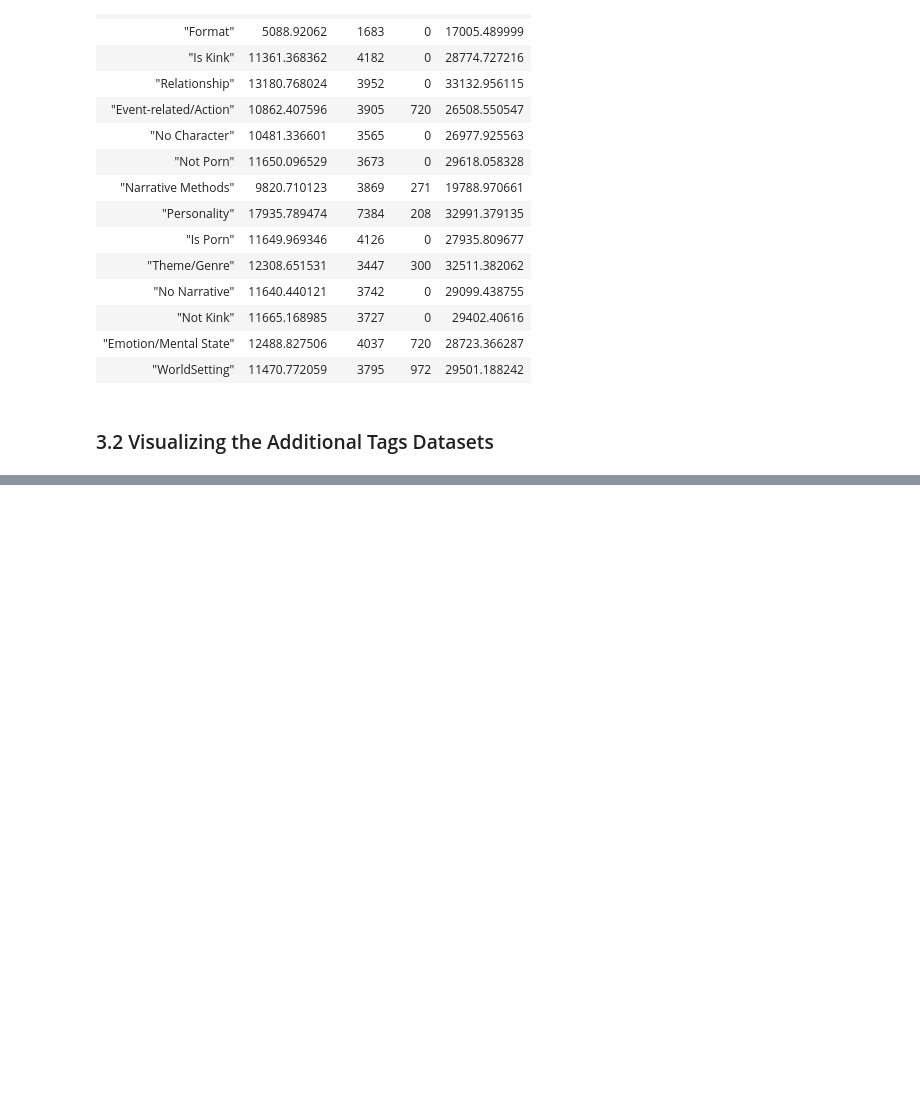
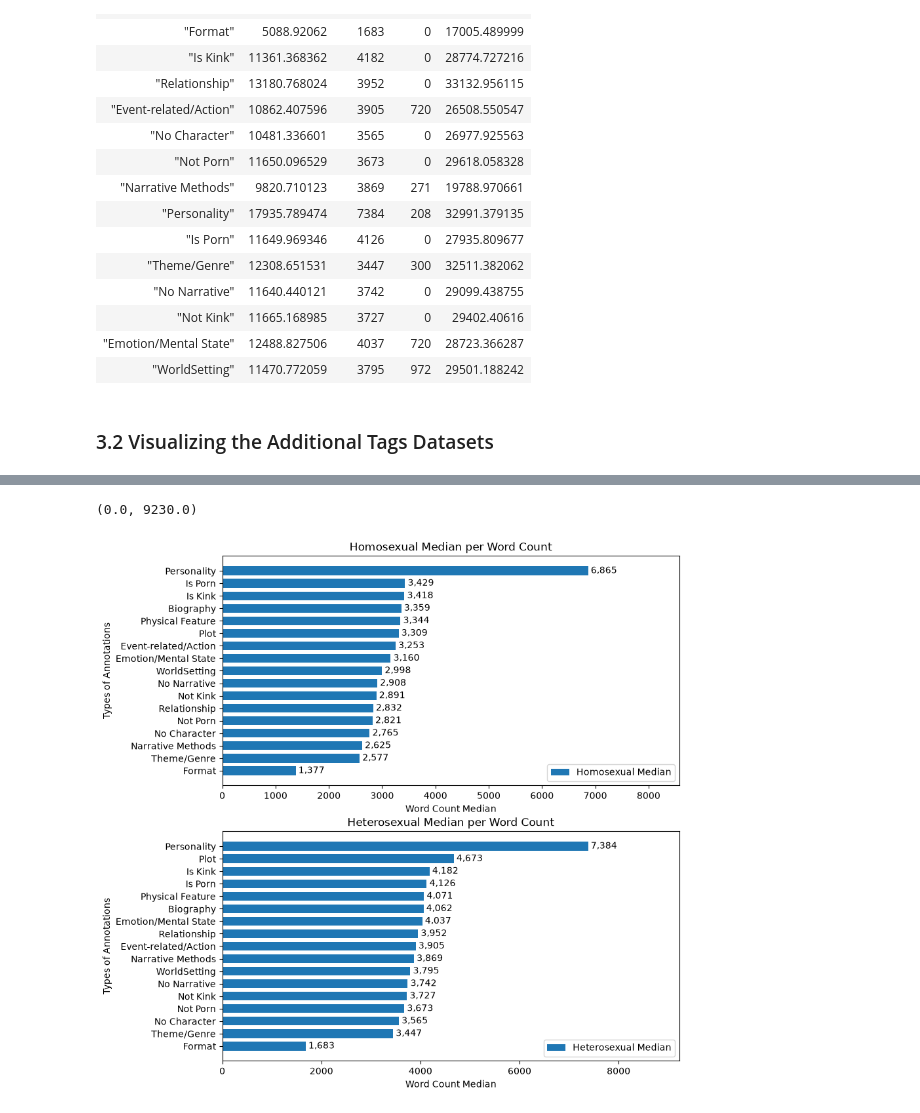
Before and after one commit to Cameron-Meinsma/ma_dh_thesis_v2, a Jupyter notebook: sub_rq_3_word_count.ipynb, the cells around one changed output, grey strips where cells are left out. Drawn from its saved outputs; the diff is of its cells as text; code cells hidden in the pictures; blank space fills up the shorter version.

```diff
--- a/sub_rq_3_word_count.ipynb
+++ b/sub_rq_3_word_count.ipynb
@@ -489,0 +454,48 @@ plt.show()
+# %%
+df_fm_wc_anno_stats_median_sorted = df_fm_wc_anno_stats.sort("Median", descending=True)
+df_ff_mm_wc_anno_stats_median_sorted = df_ff_mm_wc_anno_stats.sort("Median", descending=True)
+
+N = len(df_ff_mm_wc_anno_stats_mean_sorted["Label"]) # Amount of groups
+width = 0.7 # Width of the bars
+ind = np.arange(N) # Position of the bars on x-axis
+
+fig, ax = plt.subplots(2, 1, figsize=(9, 10)) # Set figure size
+
+# Homosexal Mean Additional Tags
+# Plot a horizontal bar plot
+p3 = ax[0].barh(ind, df_ff_mm_wc_anno_stats_median_sorted["Median"], width, label="Homosexual Median")
+
+#labels
+ax[0].yaxis.set_inverted(True)  # arrange data from top to bottom
+ax[0].set_xlabel('Word Count Median')
+ax[0].set_title('Homosexual Median per Word Count')
+ax[0].set_ylabel('Types of Annotations')
+ax[0].set_yticks(ind)
+ax[0].set_yticklabels(df_ff_mm_wc_anno_stats_median_sorted['Label'])
+ax[0].legend(loc='best')
+
+ax[0].bar_label(p3, labels=[f"{x:,.0f}" for x in df_ff_mm_wc_anno_stats_median_sorted["Median"]], padding=3)
+
+# Add space for the labels
+ax[0].set_xlim(right=df_ff_mm_wc_anno_stats_median_sorted["Median"].max() * 1.25)
+
+# Homosexal Mean Additional Tags
+# Plot a horizontal bar plot
+p4 = ax[1].barh(ind, df_fm_wc_anno_stats_median_sorted["Median"], width, label="Heterosexual Median")
+
+#labels
+ax[1].yaxis.set_inverted(True)  # arrange data from top to bottom
+ax[1].set_xlabel('Word Count Median')
+ax[1].set_title('Heterosexual Median per Word Count')
+ax[1].set_ylabel('Types of Annotations')
+ax[1].set_yticks(ind)
+ax[1].set_yticklabels(df_fm_wc_anno_stats_median_sorted['Label'])
+ax[1].legend(loc='best')
+
+ax[1].bar_label(p4, labels=[f"{x:,.0f}" for x in df_fm_wc_anno_stats_median_sorted["Median"]], padding=3)
+
+# Add space for the labels
+ax[1].set_xlim(right=df_fm_wc_anno_stats_median_sorted["Median"].max() * 1.25)
+# %% [output]
+(0.0, 9230.0)
+[figure, added]
```
Also changed, not shown: parts of 1 cell of this notebook, 3 other files.
